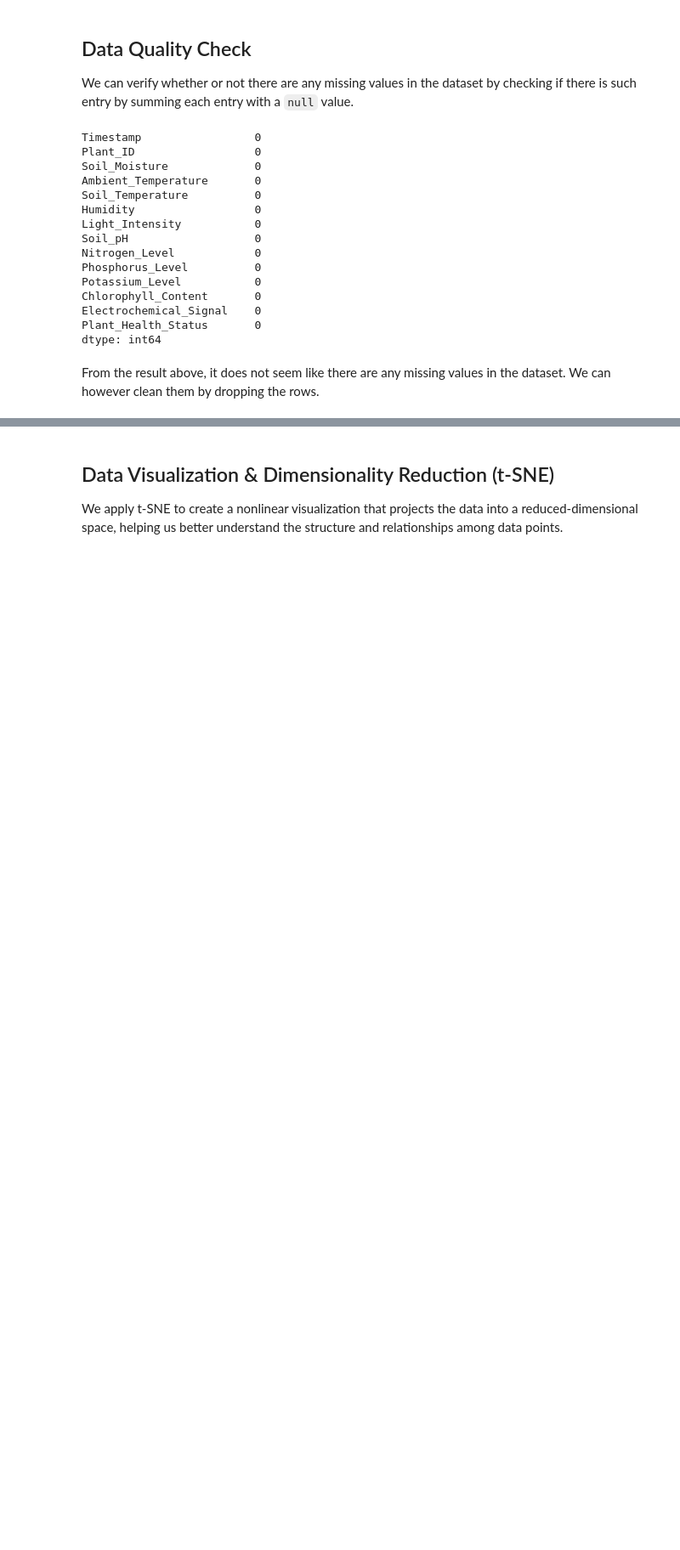
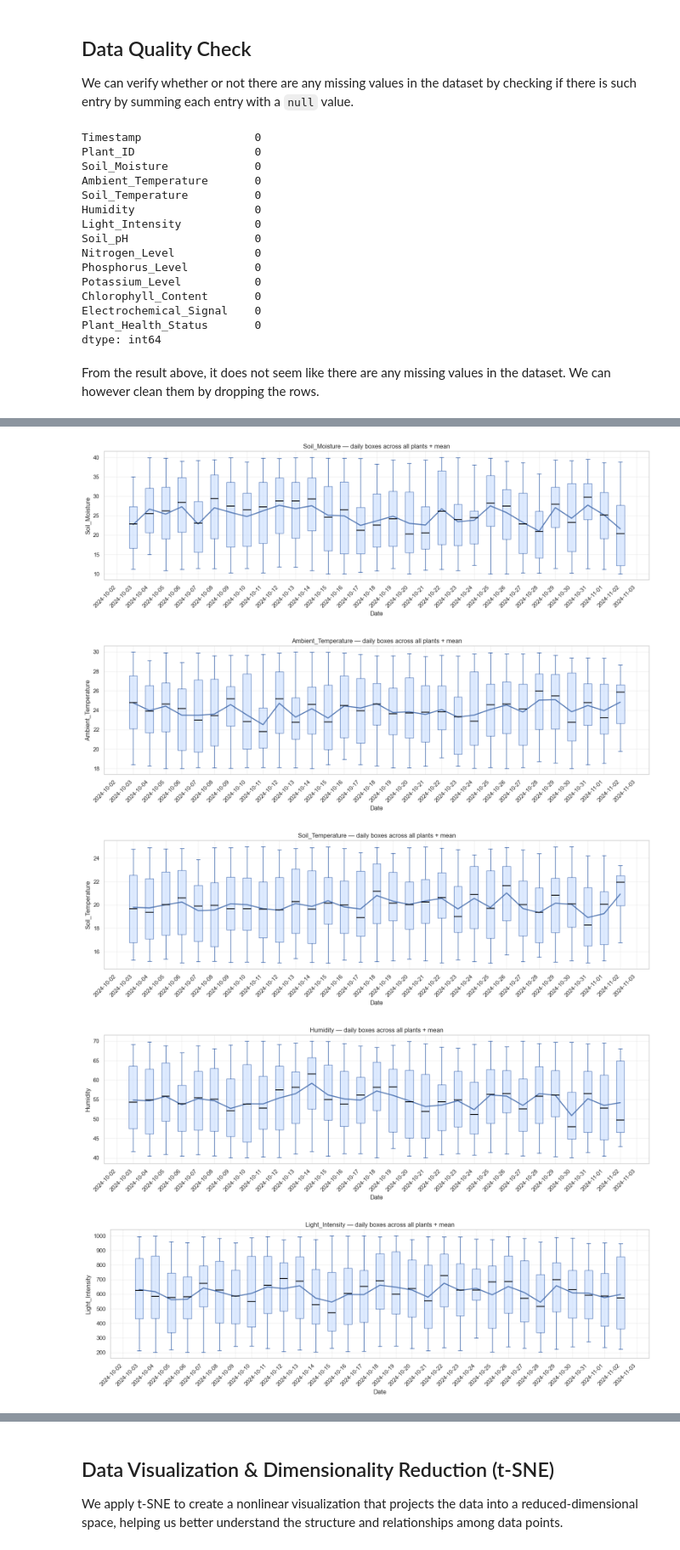
Before and after one commit to amenzies23/CMPT-459-Project, a Jupyter notebook: eda.ipynb, the cells around one changed output, grey strips where cells are left out. Shown at 85% size. Cells and saved outputs as stored; diff of their text form; code cells hidden in the pictures; blank space fills up the shorter version.

Commit message:
Add box plot and stacked histogram to submission eda notebook

```diff
--- a/eda.ipynb
+++ b/eda.ipynb
@@ -108,0 +115,48 @@ X_scaled = extract_features(data)
+# %%
+def plot_daily_boxes_all_plants(df, feature):
+    data = df.copy()
+    data["Timestamp"] = pd.to_datetime(data["Timestamp"], errors="coerce").dt.floor("s")
+    # Bucket to days
+    data["Day"] = data["Timestamp"].dt.normalize()
+    day_index = np.sort(data["Day"].unique())
+    box_data = [data.loc[data["Day"].eq(day), feature].to_numpy() for day in day_index]
+
+    positions = mdates.date2num(day_index)
+    width = 0.5
+    fig_w = max(14.0, len(day_index) * 0.5)
+    fig, ax = plt.subplots(figsize=(fig_w, 5))
+    box_plot = ax.boxplot(
+        box_data,
+        positions=positions,
+        widths=width,
+        manage_ticks=False,
+        showfliers=False,
+        patch_artist=True,
+    )
+    for box in box_plot["boxes"]:
+        box.set(facecolor="#cfe2ff", edgecolor="#2554a3", alpha=0.7, linewidth=1.0)
+    for med in box_plot["medians"]: med.set(color="#000", linewidth=1.6)
+    for whisk in box_plot["whiskers"]: whisk.set(color="#2554a3", linewidth=1.0)
+    for cap in box_plot["caps"]: cap.set(color="#2554a3", linewidth=1.0)
+
+    # Mean line across days
+    means = [np.nanmean(v) if len(v) else np.nan for v in box_data]
+    ax.plot(day_index, means, linewidth=2.0, alpha=0.95)
+    ax.xaxis.set_major_locator(mdates.DayLocator(interval=1))
+    ax.xaxis.set_major_formatter(mdates.DateFormatter("%Y-%m-%d"))
+    fig.autofmt_xdate(rotation=45)
+    ax.grid(True, alpha=0.3)
+    ax.set_title(f"{feature} — daily boxes across all plants + mean")
+    ax.set_xlabel("Date")
+    ax.set_ylabel(feature)
+    plt.tight_layout()
+    plt.show()
+# %%
+for f in feature_columns:
+    plot_daily_boxes_all_plants(data, f)
+# %% [output]
+[figure, added]
+[figure, added]
+[figure, added]
+[figure, added]
+[figure, added]
```
Also changed, not shown: parts of 15 cells of this notebook.
